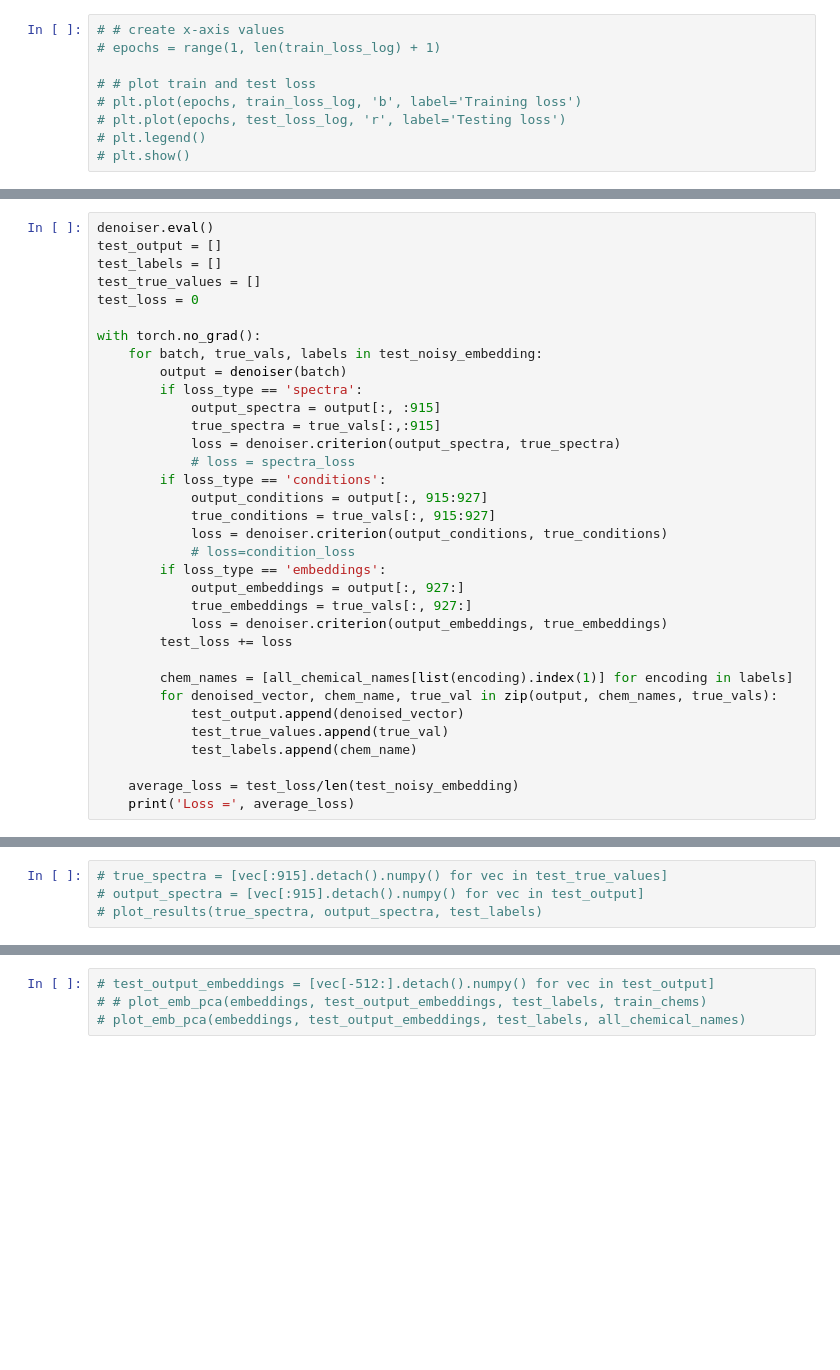
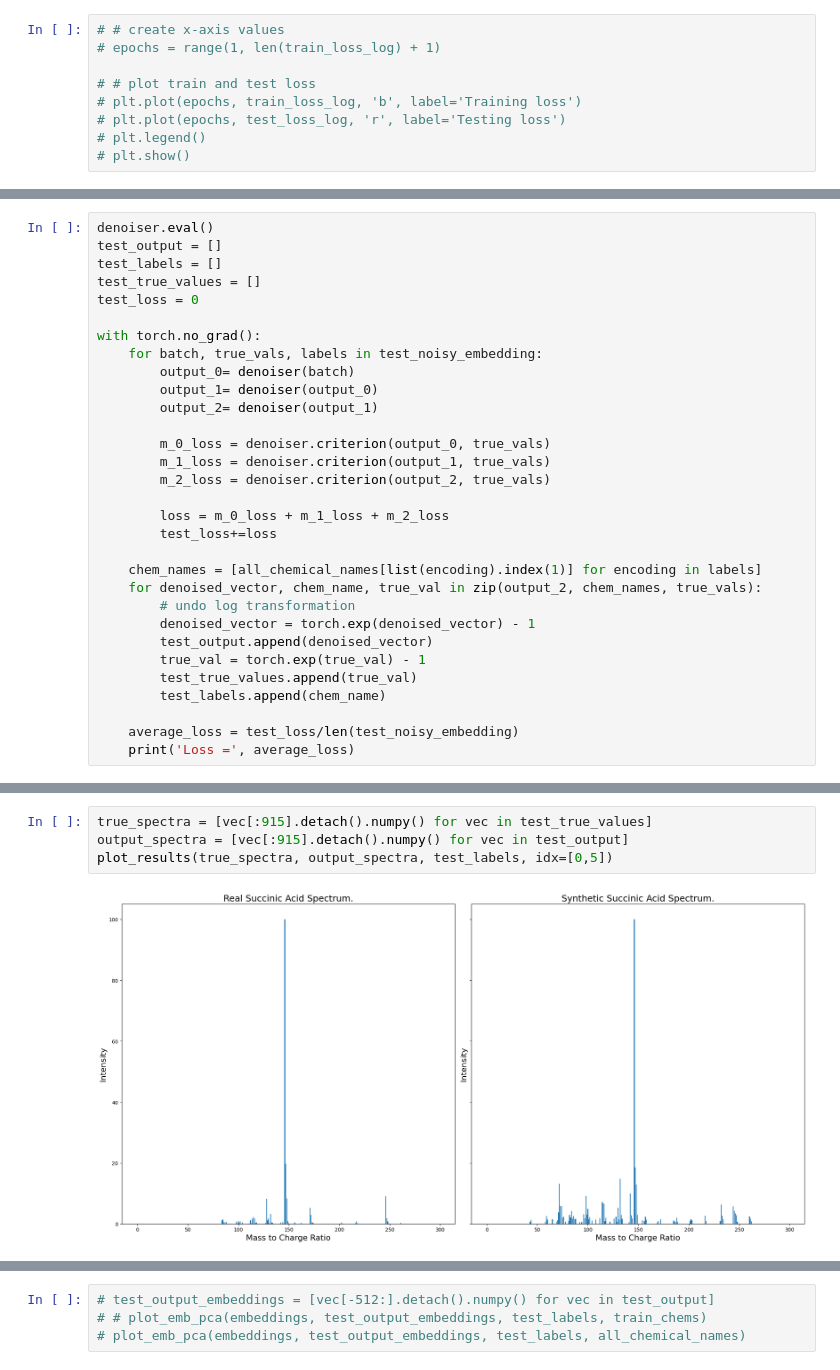
Before and after one commit to CateMerfeld/mass_spec, a Jupyter notebook: single_model/denoiser.ipynb, the cells around one changed output, grey strips where cells are left out. Cells and saved outputs as stored; diff of their text form; blank space fills up the shorter version.

```diff
--- a/single_model/denoiser.ipynb
+++ b/single_model/denoiser.ipynb
@@ -538,28 +476,25 @@ test_loss = 0
 
 with torch.no_grad():
     for batch, true_vals, labels in test_noisy_embedding:
-        output = denoiser(batch)
-        if loss_type == 'spectra':
-            output_spectra = output[:, :915]
-            true_spectra = true_vals[:,:915]
-            loss = denoiser.criterion(output_spectra, true_spectra)
-            # loss = spectra_loss
-        if loss_type == 'conditions':
-            output_conditions = output[:, 915:927]
-            true_conditions = true_vals[:, 915:927]
-            loss = denoiser.criterion(output_conditions, true_conditions)
-            # loss=condition_loss
-        if loss_type == 'embeddings':
-            output_embeddings = output[:, 927:]
-            true_embeddings = true_vals[:, 927:]
-            loss = denoiser.criterion(output_embeddings, true_embeddings)
-        test_loss += loss
+        output_0= denoiser(batch)
+        output_1= denoiser(output_0)
+        output_2= denoiser(output_1)
 
-        chem_names = [all_chemical_names[list(encoding).index(1)] for encoding in labels]
-        for denoised_vector, chem_name, true_val in zip(output, chem_names, true_vals):
-            test_output.append(denoised_vector)
-            test_true_values.append(true_val)
-            test_labels.append(chem_name)
+        m_0_loss = denoiser.criterion(output_0, true_vals)
+        m_1_loss = denoiser.criterion(output_1, true_vals)
+        m_2_loss = denoiser.criterion(output_2, true_vals)
+
+        loss = m_0_loss + m_1_loss + m_2_loss
+        test_loss+=loss
+
+    chem_names = [all_chemical_names[list(encoding).index(1)] for encoding in labels]
+    for denoised_vector, chem_name, true_val in zip(output_2, chem_names, true_vals):
+        # undo log transformation
+        denoised_vector = torch.exp(denoised_vector) - 1
+        test_output.append(denoised_vector)
+        true_val = torch.exp(true_val) - 1
+        test_true_values.append(true_val)
+        test_labels.append(chem_name)
 
     average_loss = test_loss/len(test_noisy_embedding)
     print('Loss =', average_loss)
@@ -568,4 +503,6 @@ Loss = tensor(0.0225)
 # %%
-# true_spectra = [vec[:915].detach().numpy() for vec in test_true_values]
-# output_spectra = [vec[:915].detach().numpy() for vec in test_output]
-# plot_results(true_spectra, output_spectra, test_labels)
+true_spectra = [vec[:915].detach().numpy() for vec in test_true_values]
+output_spectra = [vec[:915].detach().numpy() for vec in test_output]
+plot_results(true_spectra, output_spectra, test_labels, idx=[0,5])
+# %% [output]
+[figure, added]
```
Also changed, not shown: parts of 25 cells of this notebook.
